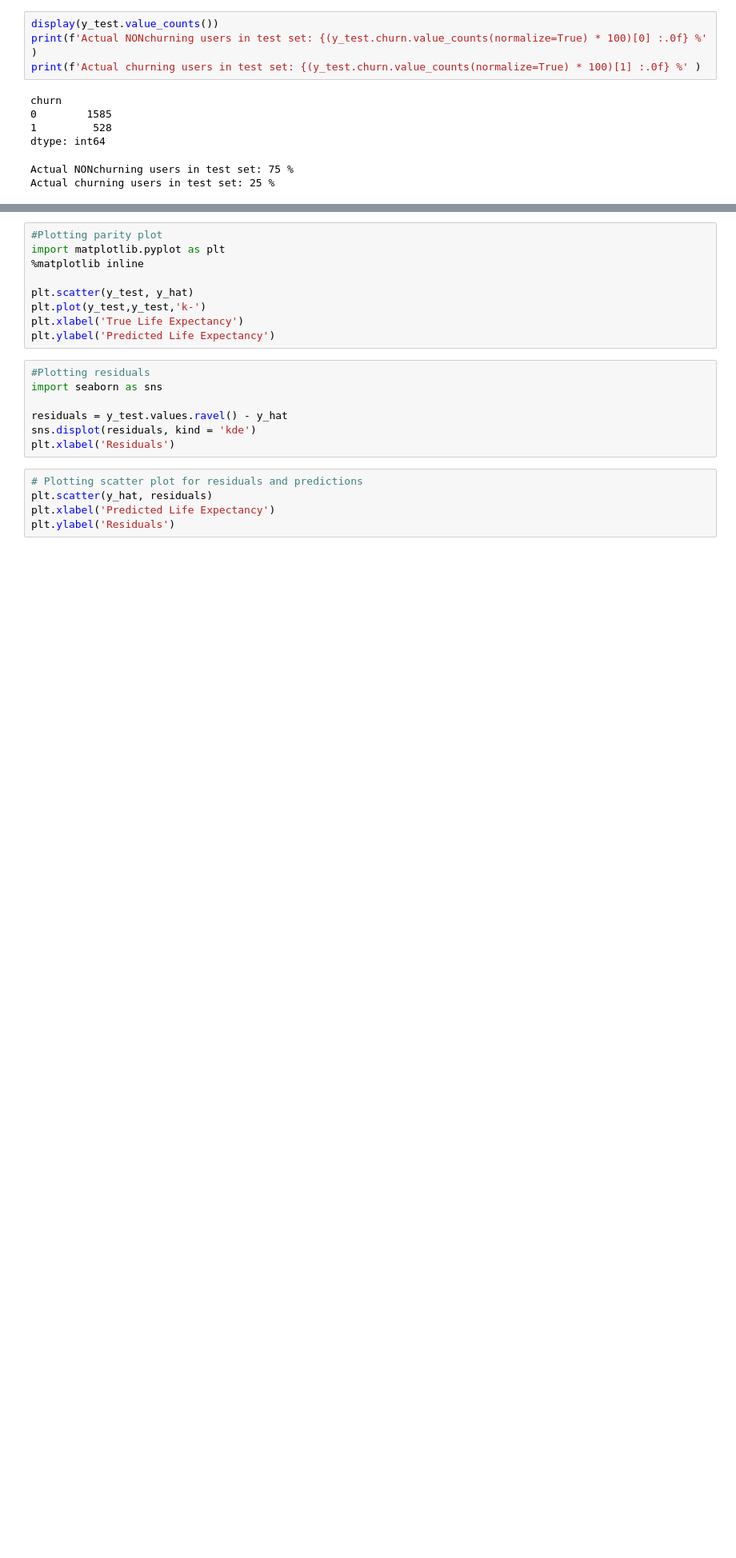
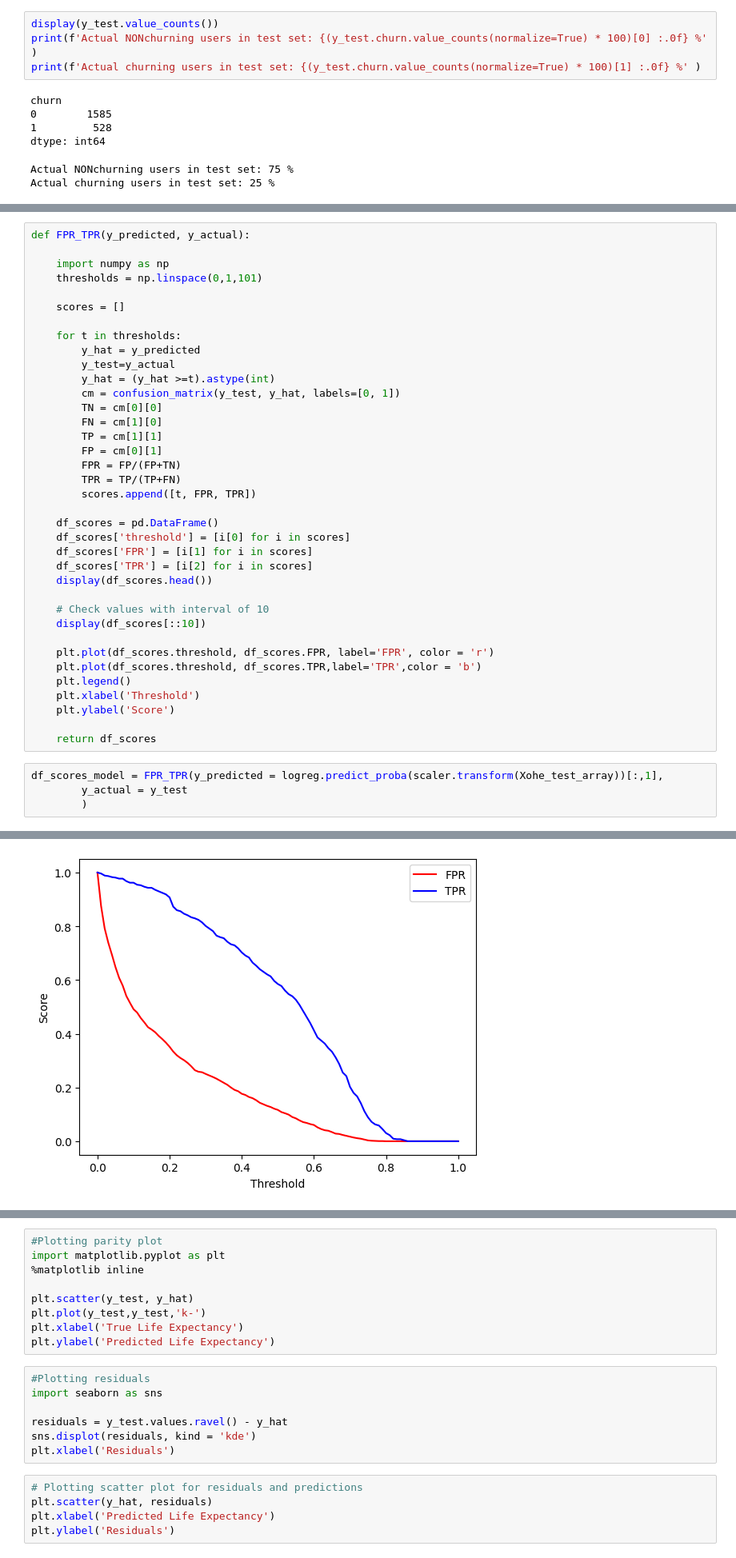
Before and after one commit to hasmasood/Customer-Churn, a Jupyter notebook: Step3-MLDev.ipynb, the cells around one changed output, grey strips where cells are left out. Shown at 80% size. Cells and saved outputs as stored; diff of their text form; blank space fills up the shorter version.

```diff
--- a/Step3-MLDev.ipynb
+++ b/Step3-MLDev.ipynb
@@ -435,0 +514,42 @@ pickle.dump(scaler, open('scaling.pkl','wb'))
+# %%
+def FPR_TPR(y_predicted, y_actual):
+
+    import numpy as np
+    thresholds = np.linspace(0,1,101)
+
+    scores = []
+
+    for t in thresholds:
+        y_hat = y_predicted
+        y_test=y_actual
+        y_hat = (y_hat >=t).astype(int)
+        cm = confusion_matrix(y_test, y_hat, labels=[0, 1])
+        TN = cm[0][0]
+        FN = cm[1][0]
+        TP = cm[1][1]
+        FP = cm[0][1]
+        FPR = FP/(FP+TN)
+        TPR = TP/(TP+FN)
+        scores.append([t, FPR, TPR])
+
+    df_scores = pd.DataFrame()
+    df_scores['threshold'] = [i[0] for i in scores]
+    df_scores['FPR'] = [i[1] for i in scores]
+    df_scores['TPR'] = [i[2] for i in scores]
+    display(df_scores.head())
+
+    # Check values with interval of 10
+    display(df_scores[::10])
+
+    plt.plot(df_scores.threshold, df_scores.FPR, label='FPR', color = 'r')
+    plt.plot(df_scores.threshold, df_scores.TPR,label='TPR',color = 'b')
+    plt.legend()
+    plt.xlabel('Threshold')
+    plt.ylabel('Score')
+
+    return df_scores
+# %%
+df_scores_model = FPR_TPR(y_predicted = logreg.predict_proba(scaler.transform(Xohe_test_array))[:,1],
+        y_actual = y_test
+        )
+# %% [output]
@@ -435,0 +574 @@ pickle.dump(scaler, open('scaling.pkl','wb'))
+[figure, added]
```
Also changed, not shown: parts of 53 cells of this notebook, 2 other files.
